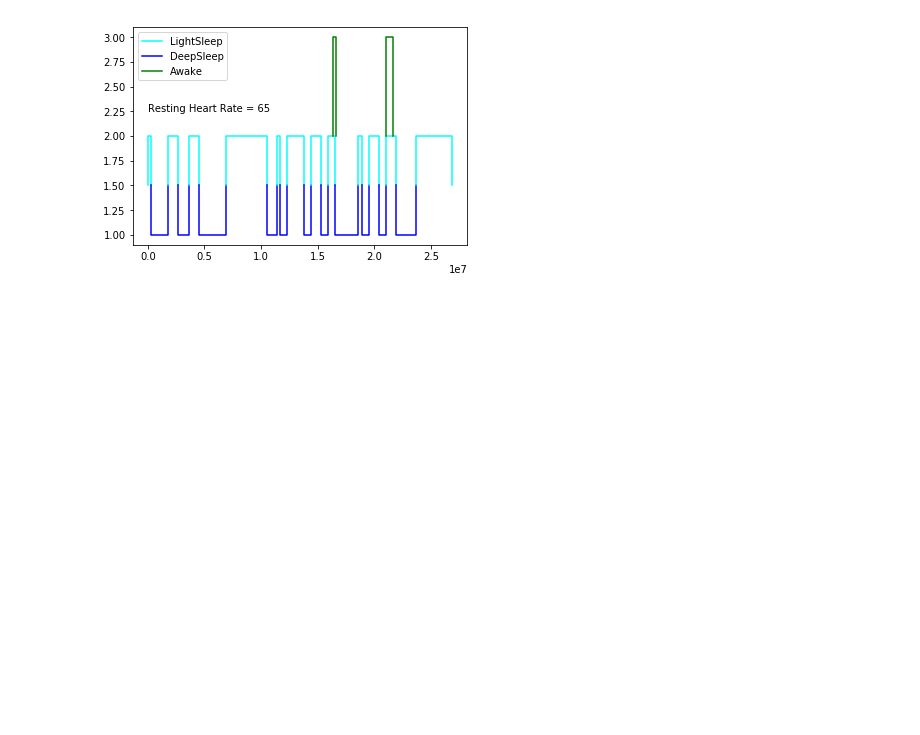
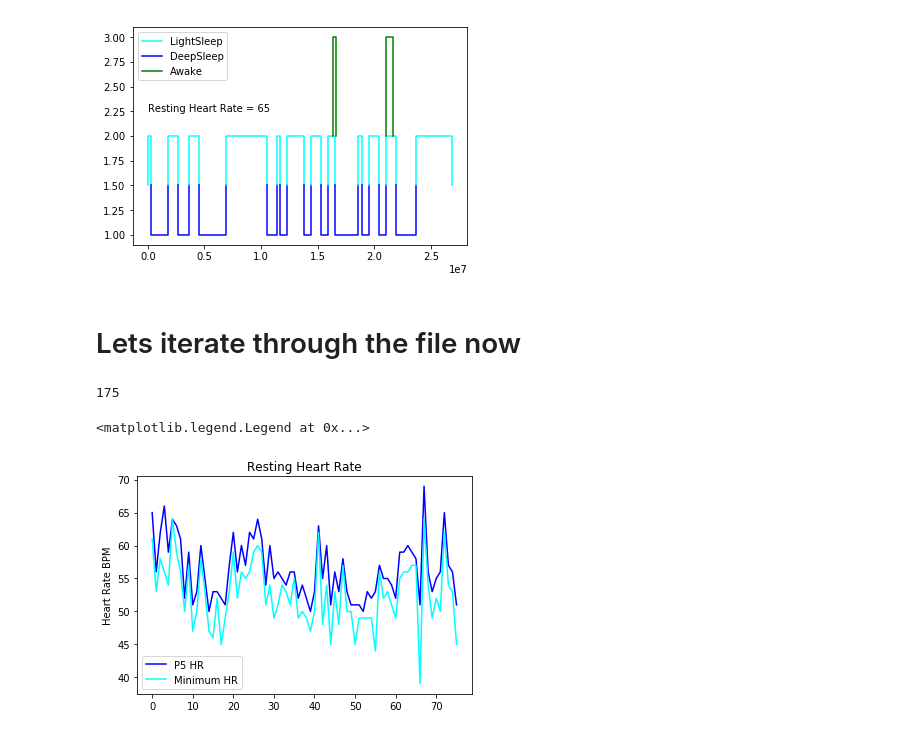
Before and after one commit to tyleracorn/pyhealth, a Jupyter notebook: SasA_Example.ipynb, the cells around one changed output. Drawn from its saved outputs; the diff is of its cells as text; code cells hidden in the pictures; blank space fills up the shorter version.

```diff
--- a/SasA_Example.ipynb
+++ b/SasA_Example.ipynb
@@ -123,7 +107,8 @@ array([  300000,  1800000,  2700000,  3600000,  4500000,  6900000,
        19500000, 20400000, 21000000, 21900000, 21631053, 23700000,
        26878512])
 # %%
-heartRateData = np.array(split_record.hr[:].T[2], dtype=float)
+heartRateData = np.array(split_record.hr)
+heartRateData = np.array(heartRateData[:].T[2], dtype=float)
 rHR_p5 = np.percentile(heartRateData, 5)
 rHR = heartRateData.min()
 print(rHR, rHR_p5)
@@ -155,3 +140,36 @@ ax.text(30000, 2.25, 'Resting Heart Rate = {0}'.format(int(rHR_p5)))
 # %% [output]
 Text(30000,2.25,'Resting Heart Rate = 65')
 [figure]
+# %% [markdown]
+# Lets iterate through the file now
+# %%
+fl_nLines = len(sa_file_as_list)
+fl_nLines
+# %% [output]
+175
+# %%
+idx = 0
+RestingHR = []
+RestingHRp5 = []
+while idx < fl_nLines:
+    if 'Id' in sa_file_as_list[idx]:
+        split_record = us.split_sleepasandroid_record(sa_file_as_list, idx)
+        if split_record:
+            if split_record.hr:
+                heartRateData = np.array(split_record.hr)
+                heartRateData = np.array(heartRateData[:].T[2], dtype=float)
+                RestingHRp5.append(int(np.percentile(heartRateData, 5)))
+                RestingHR.append(int(heartRateData.min()))
+    idx += 1
+# %%
+plt_idx = [x for x in range(len(RestingHRp5))]
+fig, ax = plt.subplots()
+
+ax.plot(plt_idx, RestingHRp5, 'blue', label='P5 HR')
+ax.plot(plt_idx, RestingHR, 'cyan', label='Minimum HR')
+ax.set_title('Resting Heart Rate')
+ax.set_ylabel('Heart Rate BPM')
+ax.legend(loc=3)
+# %% [output]
+<matplotlib.legend.Legend at 0x...>
+[figure, added]
```
Also changed, not shown: parts of 5 cells of this notebook, 1 other file.
